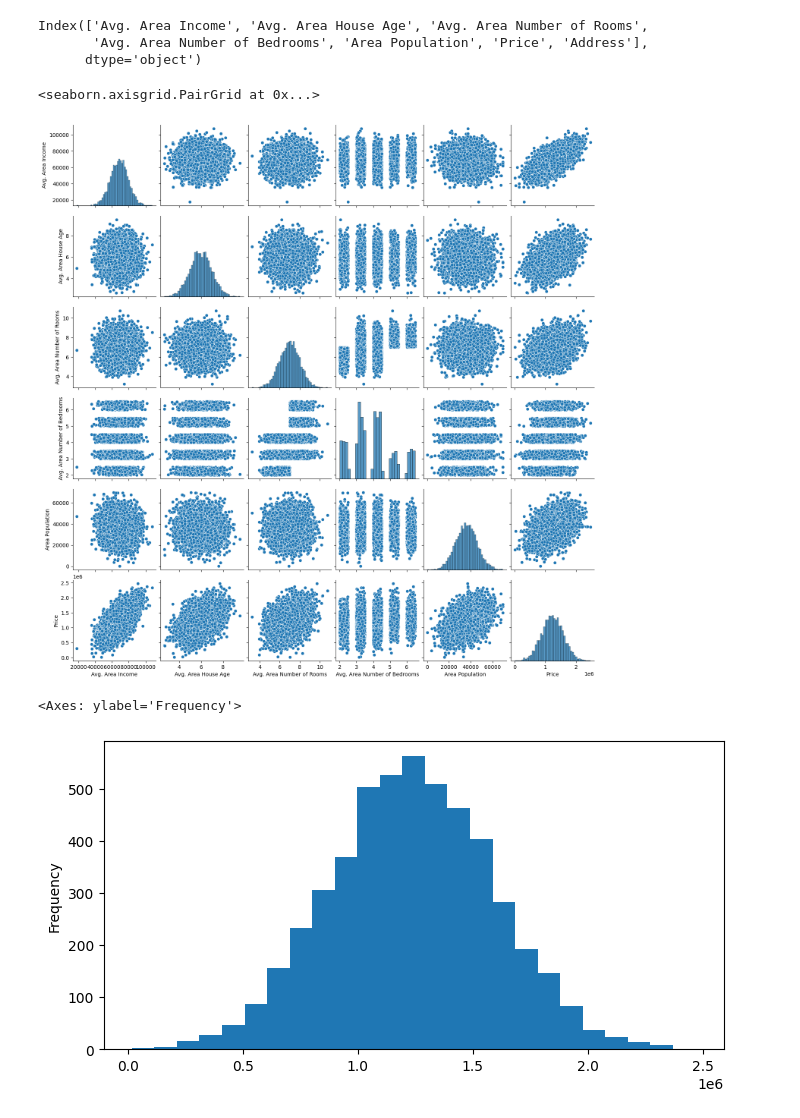
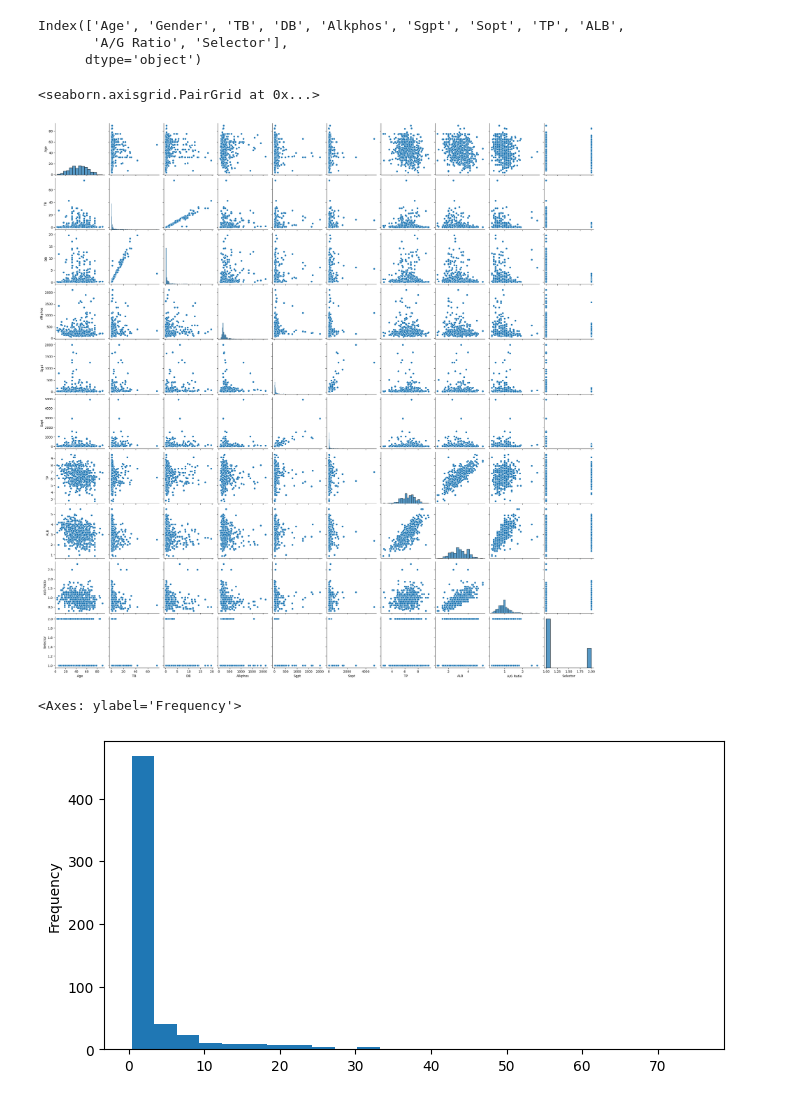
Before and after one commit to aayushichhabra/ML_LAB, a Jupyter notebook: aayushi_LAB1.ipynb, the cells around one changed output. Drawn from its saved outputs; the diff is of its cells as text; code cells hidden in the pictures.

```diff
--- a/aayushi_LAB1.ipynb
+++ b/aayushi_LAB1.ipynb
@@ -5,6 +5,6 @@ import matplotlib.pyplot as plt
 import seaborn as sns
 %matplotlib inline
 # %%
-df=pd.read_csv("USA_Housing.csv")
+df=pd.read_csv("/content/sample_data/Indian Liver Patient Dataset (ILPD).csv", skiprows=1)
 df.head()
 # %% [output]
@@ -47,16 +51,16 @@ df.describe(percentiles=[0.25,0.50,0.75,0.90])
 # %%
 df.columns
 # %% [output]
-Index(['Avg. Area Income', 'Avg. Area House Age', 'Avg. Area Number of Rooms',
-       'Avg. Area Number of Bedrooms', 'Area Population', 'Price', 'Address'],
+Index(['Age', 'Gender', 'TB', 'DB', 'Alkphos', 'Sgpt', 'Sopt', 'TP', 'ALB',
+       'A/G Ratio', 'Selector'],
       dtype='object')
 # %%
 sns.pairplot(df)
 # %% [output]
 <seaborn.axisgrid.PairGrid at 0x...>
-[figure, old version]
+[figure, new version]
 # %%
-df['Price'].plot.hist(bins=25,figsize=(8,4))
+df['TB'].plot.hist(bins=25,figsize=(8,4))
 # %% [output]
 <Axes: ylabel='Frequency'>
-[figure, old version]
+[figure, new version]
```
Also changed, not shown: parts of 3 cells of this notebook, 1 other file.
